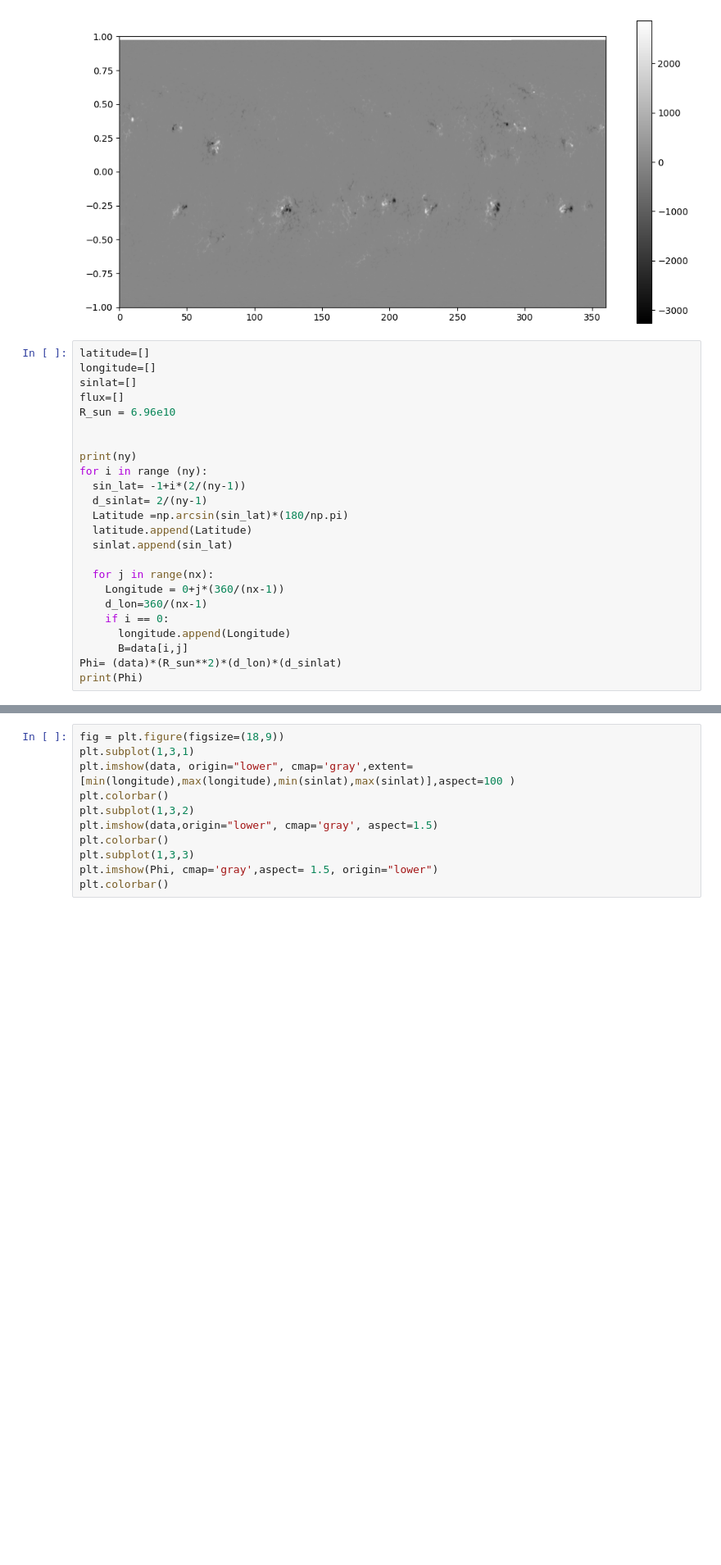
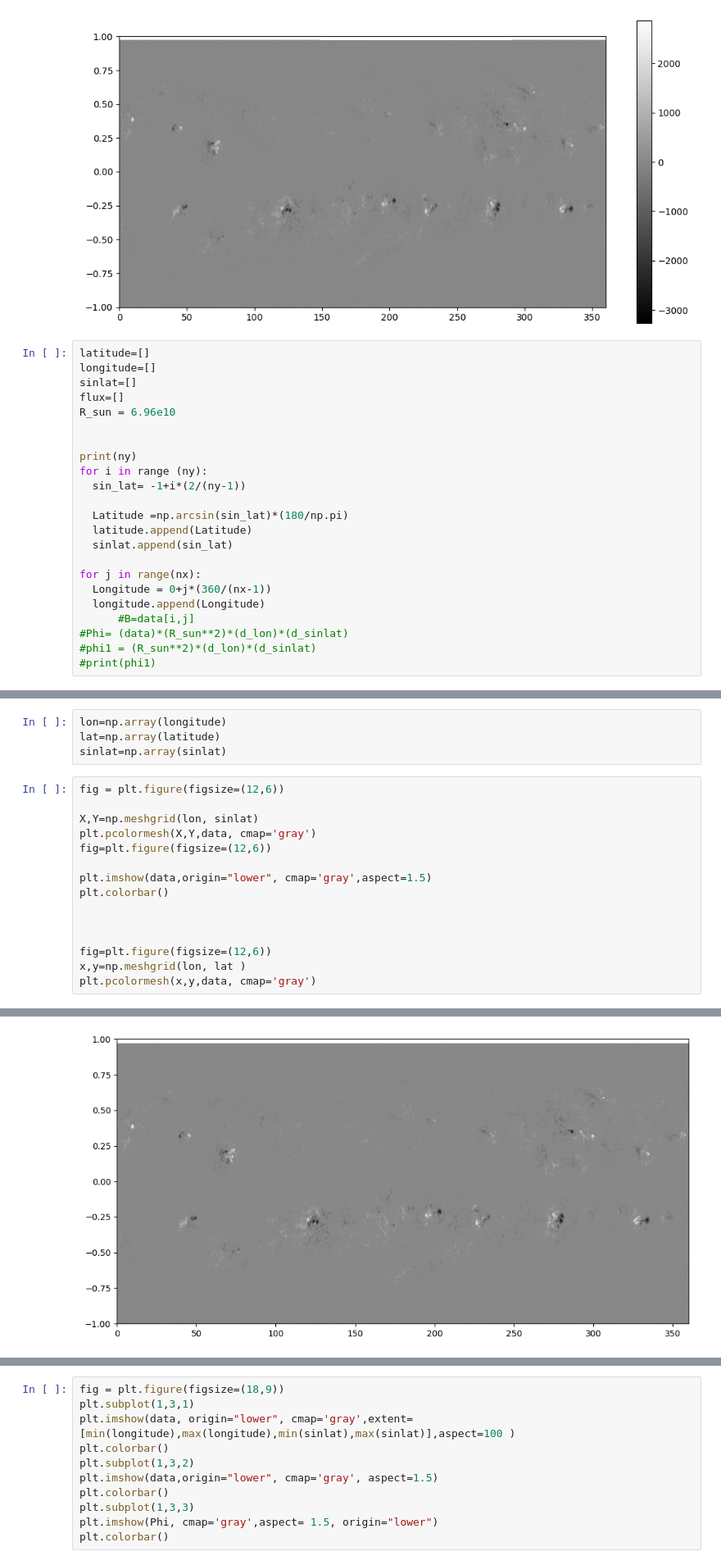
Before and after one commit to Samapti25/solar, a Jupyter notebook: carringtonmaps.ipynb, the cells around one changed output, grey strips where cells are left out. Shown at 82% size. Drawn from its saved outputs; the diff is of its cells as text; blank space fills up the shorter version.

```diff
--- a/carringtonmaps.ipynb
+++ b/carringtonmaps.ipynb
@@ -166,18 +169,17 @@ R_sun = 6.96e10
 print(ny)
 for i in range (ny):
   sin_lat= -1+i*(2/(ny-1))
-  d_sinlat= 2/(ny-1)
+
   Latitude =np.arcsin(sin_lat)*(180/np.pi)
   latitude.append(Latitude)
   sinlat.append(sin_lat)
 
-  for j in range(nx):
-    Longitude = 0+j*(360/(nx-1))
-    d_lon=360/(nx-1)
-    if i == 0:
-      longitude.append(Longitude)
-      B=data[i,j]
-Phi= (data)*(R_sun**2)*(d_lon)*(d_sinlat)
-print(Phi)
+for j in range(nx):
+  Longitude = 0+j*(360/(nx-1))
+  longitude.append(Longitude)
+      #B=data[i,j]
+#Phi= (data)*(R_sun**2)*(d_lon)*(d_sinlat)
+#phi1 = (R_sun**2)*(d_lon)*(d_sinlat)
+#print(phi1)
 # %% [output]
 1080
@@ -196,0 +186,20 @@ print(Phi)
+# %%
+lon=np.array(longitude)
+lat=np.array(latitude)
+sinlat=np.array(sinlat)
+# %%
+fig = plt.figure(figsize=(12,6))
+
+X,Y=np.meshgrid(lon, sinlat)
+plt.pcolormesh(X,Y,data, cmap='gray')
+fig=plt.figure(figsize=(12,6))
+
+plt.imshow(data,origin="lower", cmap='gray',aspect=1.5)
+plt.colorbar()
+
+
+
+fig=plt.figure(figsize=(12,6))
+x,y=np.meshgrid(lon, lat )
+plt.pcolormesh(x,y,data, cmap='gray')
+# %% [output]
@@ -196,0 +207 @@ print(Phi)
+[figure, added]
```
Also changed, not shown: parts of 31 cells of this notebook.
